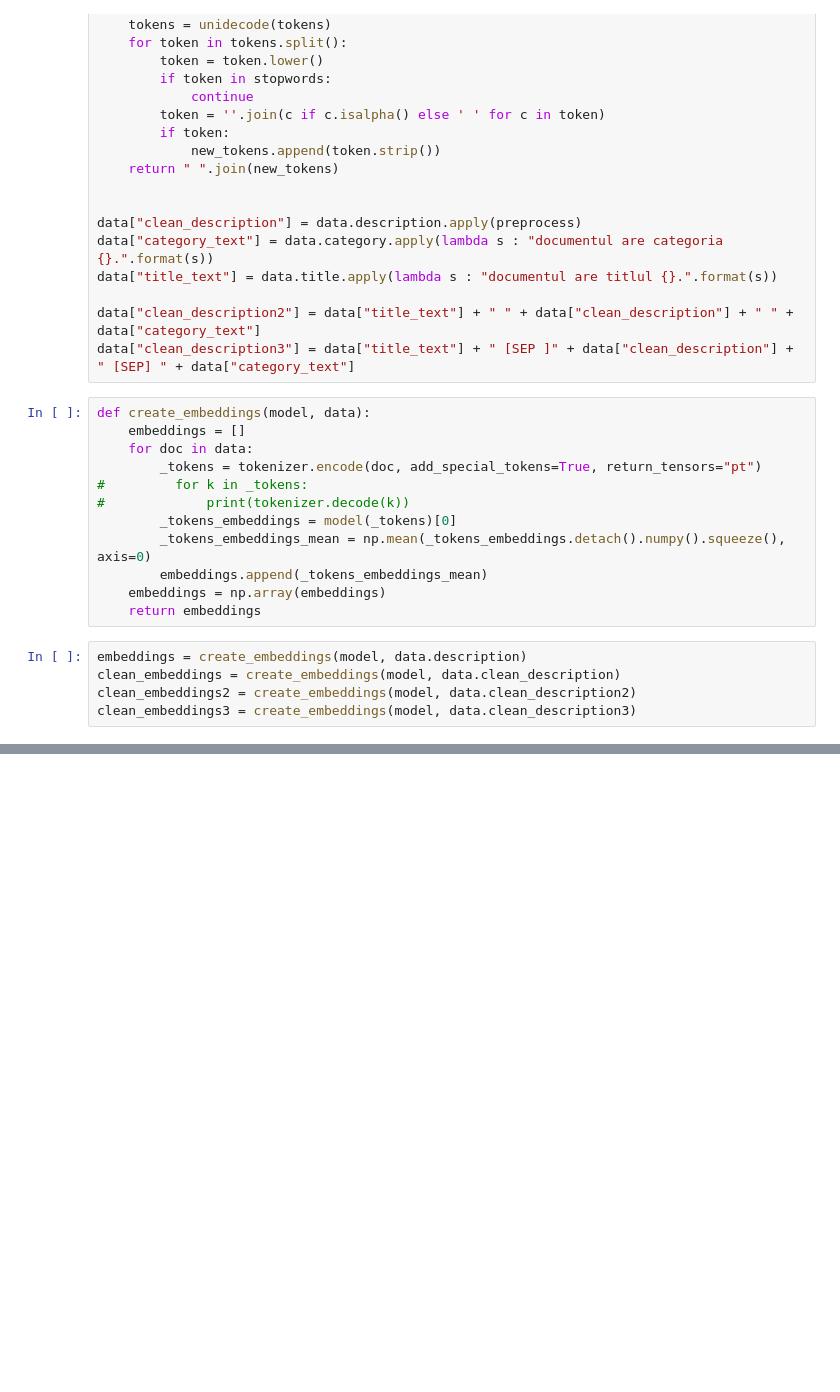
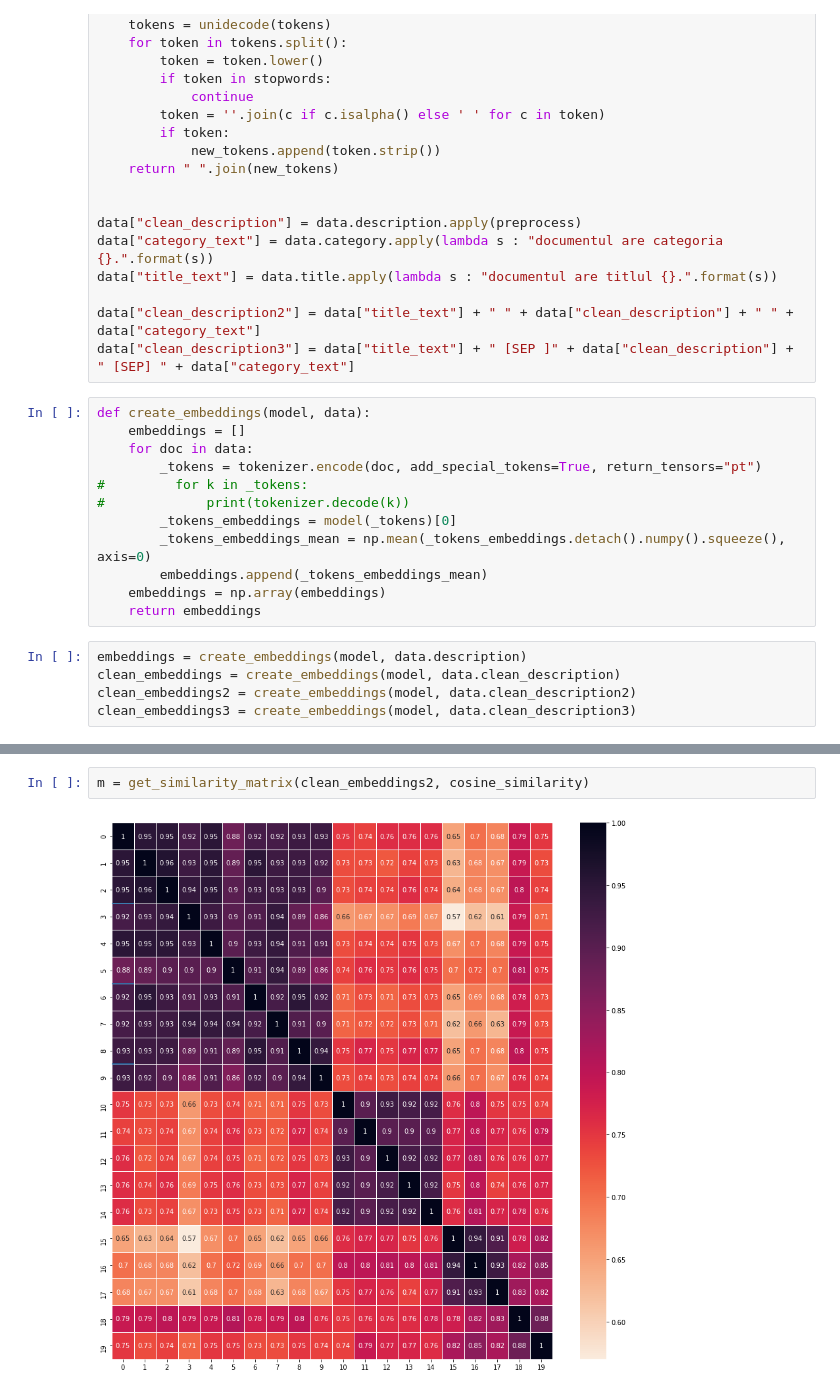
Before and after one commit to zahariesergiu/product_similarities, a Jupyter notebook: bert_embeddings_model.ipynb, the cells around one changed output, grey strips where cells are left out. Saved outputs shown, nothing was run; the diff lists cells and outputs as text; blank space fills up the shorter version.

```diff
--- a/bert_embeddings_model.ipynb
+++ b/bert_embeddings_model.ipynb
@@ -333,0 +342,4 @@ pd.DataFrame(euclidean_distances(embeddings, embeddings))
+# %%
+m = get_similarity_matrix(clean_embeddings2, cosine_similarity)
+# %% [output]
+[figure, added]
```
Also changed, not shown: parts of 7 cells of this notebook.
